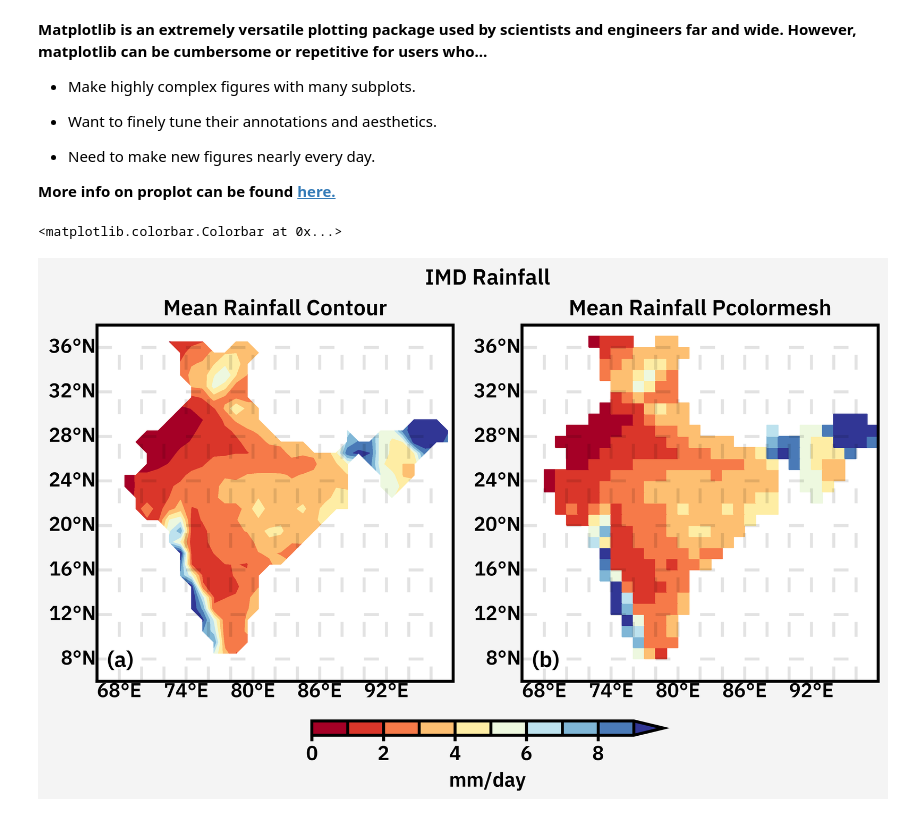
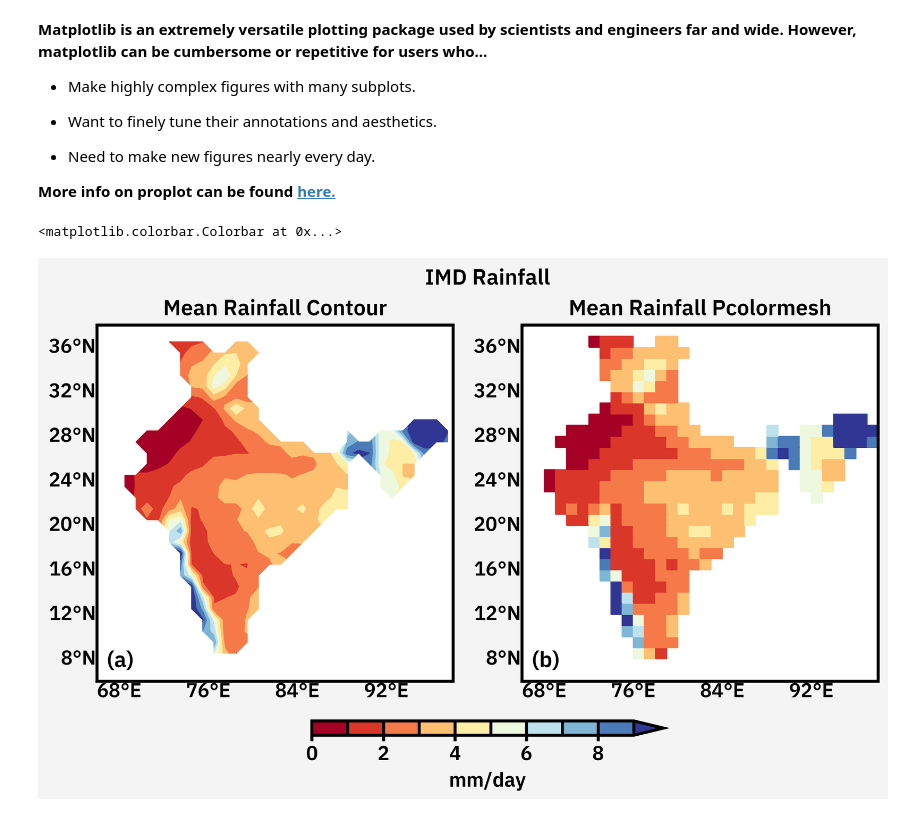
Before and after one commit to carbform/Climate_Data_Plotting, a Jupyter notebook: Jupyter Notebook (python)/IMD_Rainfall_Plots_Demo.ipynb, the cells around one changed output. Saved outputs shown, nothing was run; the diff lists cells and outputs as text; code cells hidden in the pictures.

```diff
--- a/Jupyter Notebook (python)/IMD_Rainfall_Plots_Demo.ipynb
+++ b/Jupyter Notebook (python)/IMD_Rainfall_Plots_Demo.ipynb
@@ -28,7 +28,7 @@ plot.rc['xtick.major.size']=3
 plot.rc['ytick.major.size']=3
 
 # Grid properties (self-explanatory)
-plot.rc['grid']=True
+plot.rc['grid']=False
 plot.rc['grid.linewidth']=0.25
 plot.rc['grid.linestyle']=(0, (5, 10))
 
@@ -357,7 +422,7 @@ axs.format(lonlim=(lon_min, lon_max),
            latlim=(lat_min, lat_max),
            labels=True,
            innerborders=False,
-           latlines=4, lonlines=2,
+           latlines=4, lonlines=4,
            abc='(a)', abcloc='ll',
            gridminor=False,
            suptitle='IMD Rainfall' )
@@ -383,31 +448,31 @@ axs.format(lonlim=(lon_min, lon_max),
 m=axs[0].contourf(ds_mean,     # Data to be plotted
                     cmap=cm,  # Colormap
                   extend=ex,
                  transform=ccrs.PlateCarree(), # cartopy map projection
                   levels=levels )
 
 axs[0].format(title='Mean Rainfall Contour')
 
 
 # 2nd subplot
 
 n=axs[1].pcolormesh(ds_mean,
                     cmap=cm,
                     extend=ex,
                     transform=ccrs.PlateCarree(),
                     levels=levels )
 
 axs[1].format(title='Mean Rainfall Pcolormesh')
 
 # Colorbar
 
 fig.colorbar(m,loc='b',drawedges=True, width = 0.10 , length=0.45, label='mm/day')
 
 #fig.colorbar will ive 1 common colorbar for all plots. But for common colorbar give explict levels.
 
 #Use axs[0].colorbar for individual colorbars ########
 
 # axs[1].colorbar(n,loc='b',drawedges=True, width = 0.10 , length=0.65, label= 'Rainfall')
 # %% [output]
 <matplotlib.colorbar.Colorbar at 0x...>
-[figure, old version]
+[figure, new version]
```
Also changed, not shown: parts of 6 cells of this notebook.
